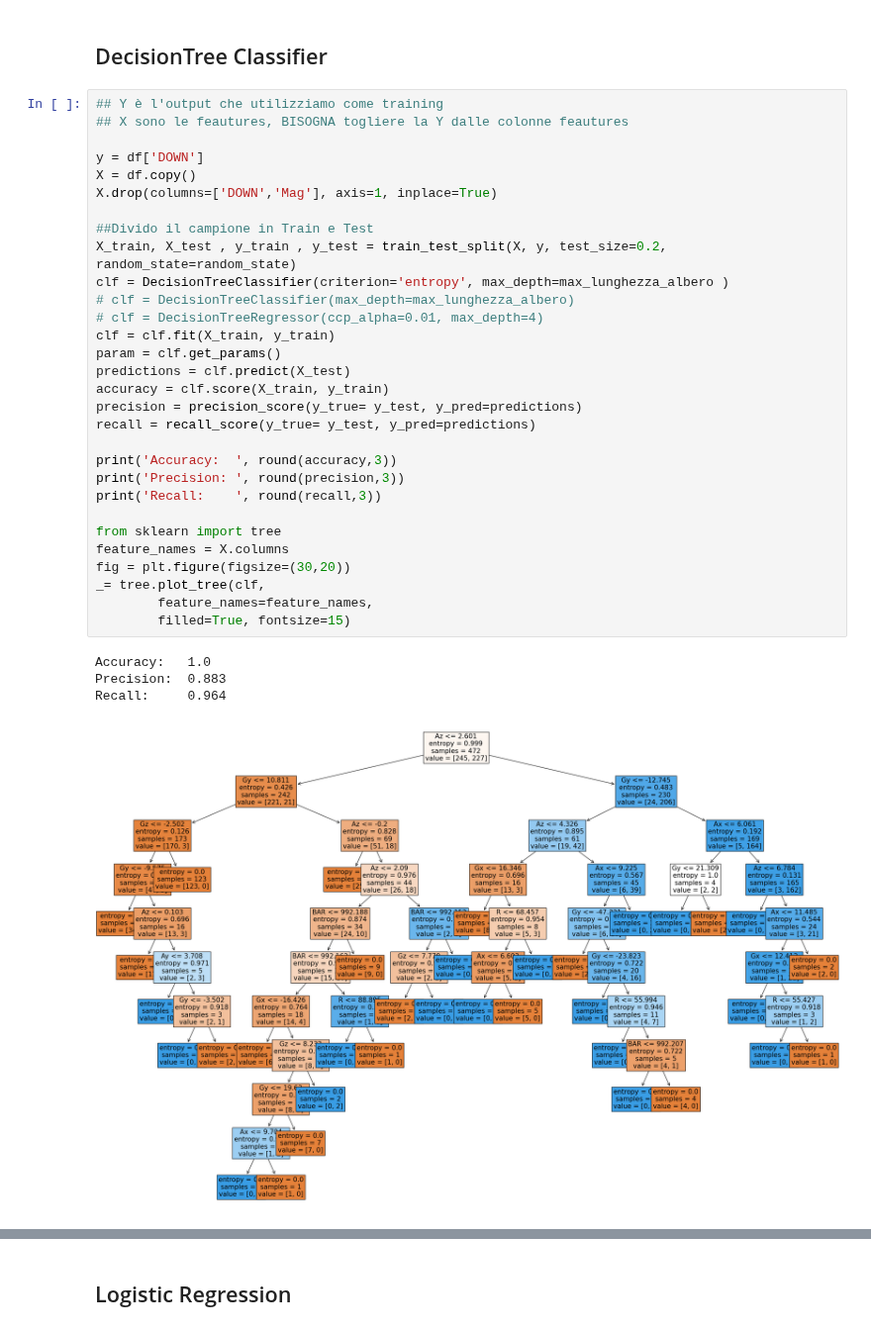
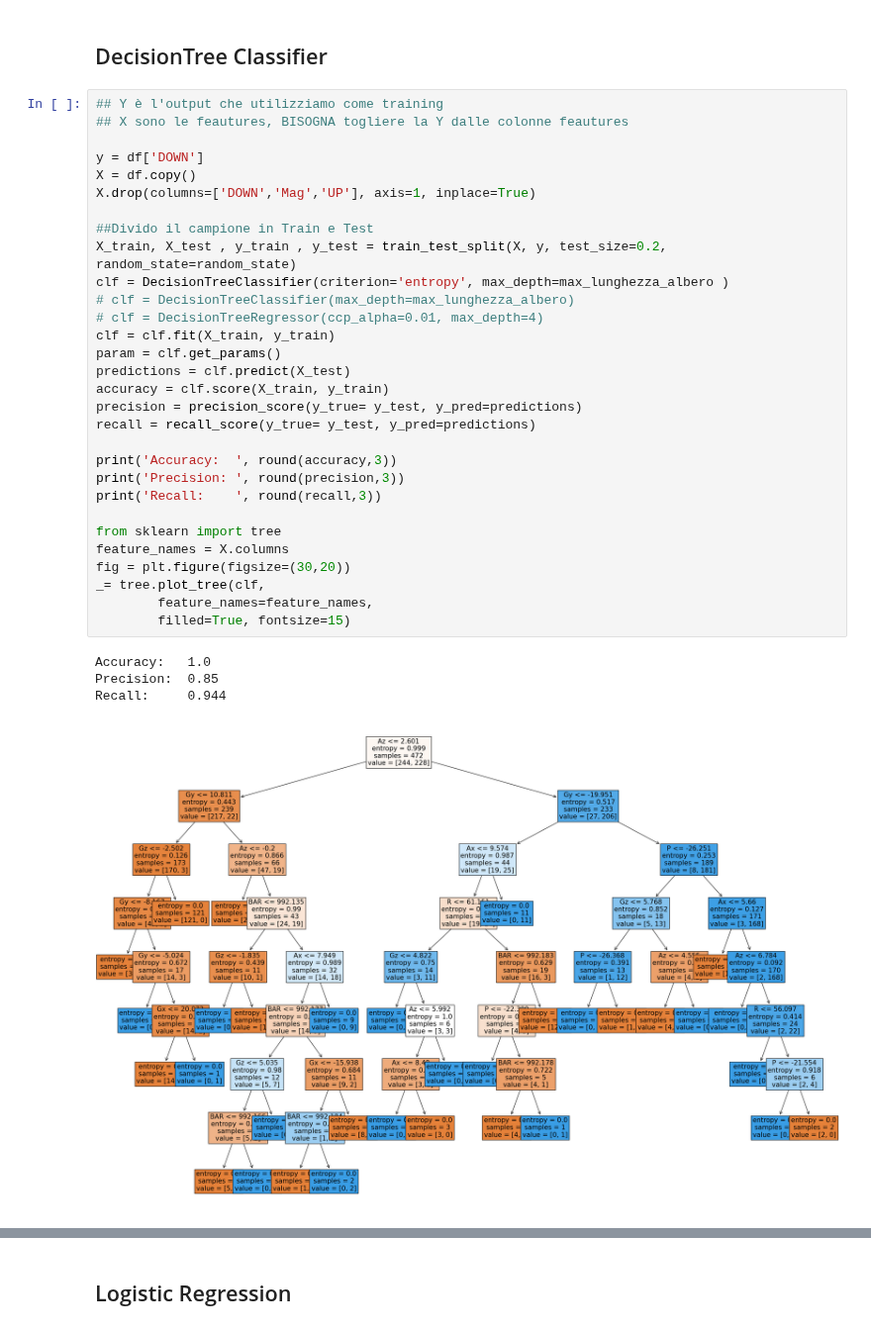
Before and after one commit to paoloartasensi/wow, a Jupyter notebook: squat_analysis.ipynb, the cells around one changed output, grey strips where cells are left out. Shown at 99% size. Drawn from its saved outputs; the diff is of its cells as text.

```diff
--- a/squat_analysis.ipynb
+++ b/squat_analysis.ipynb
@@ -89,37 +89,37 @@ array([  5,   6,   7,   8,   9,  10,  11,  12,  13,  14,  15,  16,  17,
 ## Y è l'output che utilizziamo come training
 ## X sono le feautures, BISOGNA togliere la Y dalle colonne feautures
 
 y = df['DOWN']
 X = df.copy()
-X.drop(columns=['DOWN','Mag'], axis=1, inplace=True)
+X.drop(columns=['DOWN','Mag','UP'], axis=1, inplace=True)
 
 ##Divido il campione in Train e Test
 X_train, X_test , y_train , y_test = train_test_split(X, y, test_size=0.2, random_state=random_state)
 clf = DecisionTreeClassifier(criterion='entropy', max_depth=max_lunghezza_albero )
 # clf = DecisionTreeClassifier(max_depth=max_lunghezza_albero)
 # clf = DecisionTreeRegressor(ccp_alpha=0.01, max_depth=4)
 clf = clf.fit(X_train, y_train)
 param = clf.get_params()
 predictions = clf.predict(X_test)
 accuracy = clf.score(X_train, y_train)
 precision = precision_score(y_true= y_test, y_pred=predictions)
 recall = recall_score(y_true= y_test, y_pred=predictions)
 
 print('Accuracy:  ', round(accuracy,3))
 print('Precision: ', round(precision,3))
 print('Recall:    ', round(recall,3))
 
 from sklearn import tree
 feature_names = X.columns
 fig = plt.figure(figsize=(30,20))
 _= tree.plot_tree(clf,
         feature_names=feature_names,
         filled=True, fontsize=15)
 # %% [output]
 Accuracy:   1.0
-Precision:  0.883
-Recall:     0.964
+Precision:  0.85
+Recall:     0.944
-[figure, old version]
+[figure, new version]
 # %%
 ##importanza features
 feature_names = X.columns
```
Also changed, not shown: parts of 6 cells of this notebook.
